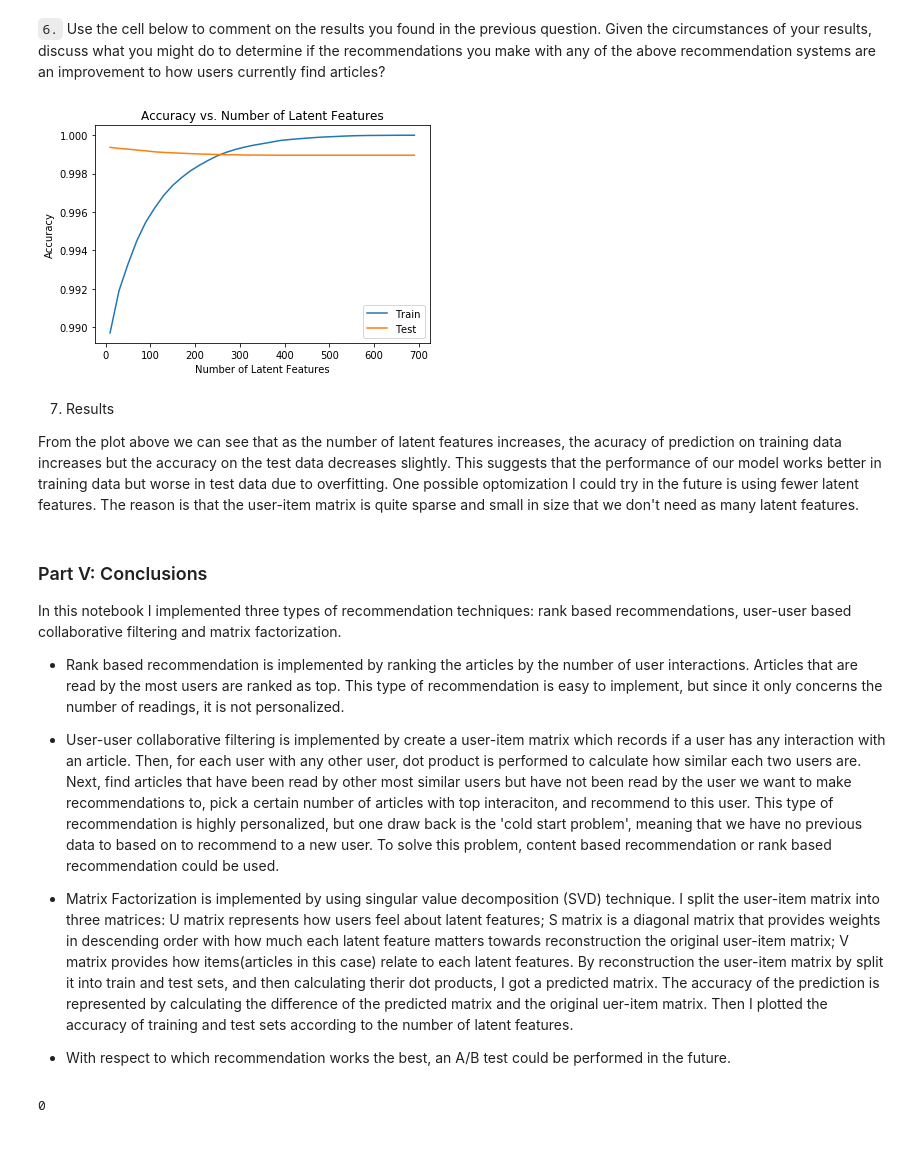
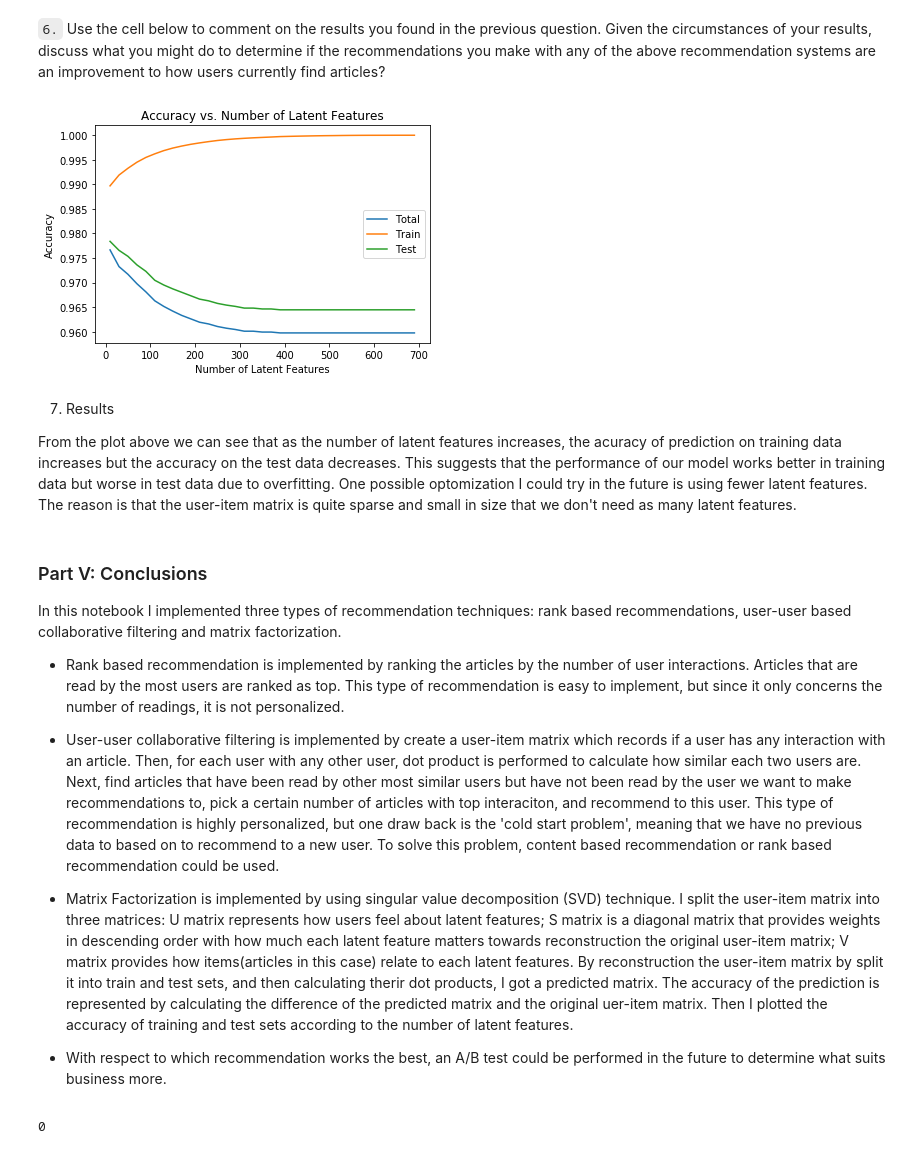
Before and after one commit to gj0706/recommendations_with_IBM, a Jupyter notebook: Recommendations_with_IBM.ipynb, the cells around one changed output. Saved outputs shown, nothing was run; the diff lists cells and outputs as text; code cells hidden in the pictures.

```diff
--- a/Recommendations_with_IBM.ipynb
+++ b/Recommendations_with_IBM.ipynb
@@ -1111,12 +1126,12 @@ def create_test_and_train_user_item(df_train, df_test):
     user_item_test = create_user_item_matrix(df_test)
 
     # user ids of train and test sets
-    train_idx = user_item_train.index.values
-    test_idx = user_item_test.index.values
+    train_idx = user_item_train.index
+    test_idx = user_item_test.index
 
     # article ids of train and test sets
-    train_arts = user_item_train.columns.values
-    test_arts = user_item_test.columns.values
+    train_arts = user_item_train.columns
+    test_arts = user_item_test.columns
 
     # common user ids and article ids in train and test sets
     common_idx = np.intersect1d(test_idx, np.array(user_item_train.index))
@@ -1170,6 +1185,6 @@ sol_4_dict = {
 Use the cells below to explore how well SVD works towards making predictions for recommendations on the test data.
 # %%
 # fit SVD on the user_item_train matrix
-u_train, s_train, vt_train = np.linalg.svd(user_item_train,full_matrices=False)
+u_train, s_train, vt_train = np.linalg.svd(user_item_train)
 u_train.shape, s_train.shape, vt_train.shape
 # %% [output]
@@ -1186,3 +1201,6 @@ vt_test = vt_train[:, user_item_train.columns.isin(test_arts)]
 vt_test.shape
 # %% [output]
 (714, 574)
+# %%
+user_item_test = user_item_test.loc[common_idx]
+user_item_test.shape
@@ -1216,41 +1236,44 @@ diffs_test = np.subtract(user_item_test.loc[common_idx,common_arts], user_item_t
 num_latent_feats = np.arange(10,700+10,20)
 sum_errs_train = []
 sum_errs_test = []
+total_errs = []
 
 for k in num_latent_feats:
     # restructure with k latent features
     s_train_lat, u_train_lat, vt_train_lat = np.diag(s_train[:k]), u_train[:, :k], vt_train[:k, :]
     u_test_lat, vt_test_lat = u_test[:, :k], vt_test[:k, :]
 
     # take dot product
     user_item_train_est = np.around(np.dot(np.dot(u_train_lat, s_train_lat), vt_train_lat))
     user_item_test_est = np.around(np.dot(np.dot(u_test_lat, s_train_lat), vt_test_lat))
 
     # compute error for each prediction to actual value
     diffs_train = np.subtract(user_item_train, user_item_train_est)
-    diffs_test = np.subtract(user_item_test.loc[common_idx,common_arts], user_item_test_est)
+    diffs_test = np.subtract(user_item_test.loc[common_idx,:], user_item_test_est)
 
     # total errors and keep track of them
     err_train = np.sum(np.sum(np.abs(diffs_train)))
     err_test = np.sum(np.sum(np.abs(diffs_test)))
 
-
     sum_errs_train.append(err_train)
     sum_errs_test.append(err_test)
+    total_errs.append(1 - ((np.sum(user_item_test_est)+np.sum(np.sum(user_item_test)))/(user_item_test.shape[0]*user_item_test.shape[1])))
 
+# plot accuracy chart
+plt.plot(num_latent_feats, total_errs, label='Total');
 plt.plot(num_latent_feats, 1 - np.array(sum_errs_train)/(user_item_train.shape[0] * user_item_test.shape[1]), label='Train');
 plt.plot(num_latent_feats, 1 - np.array(sum_errs_test)/(user_item_test.shape[0]*user_item_test.shape[1]), label='Test');
 plt.xlabel('Number of Latent Features');
 plt.ylabel('Accuracy');
 plt.title('Accuracy vs. Number of Latent Features');
 plt.legend()
 plt.show()
 # %% [output]
-[figure, old version]
+[figure, new version]
 # %% [markdown]
 7. Results
 
-From the plot above we can see that as the number of latent features increases, the acuracy of prediction on training data increases but the accuracy on the test data decreases slightly. This suggests that the performance of our model works better in training data but worse in test data due to overfitting. One possible optomization I could try in the future is using fewer latent features. The reason is that the user-item matrix is quite sparse and small in size that we don't need as many latent features.
+From the plot above we can see that as the number of latent features increases, the acuracy of prediction on training data increases but the accuracy on the test data decreases. This suggests that the performance of our model works better in training data but worse in test data due to overfitting. One possible optomization I could try in the future is using fewer latent features. The reason is that the user-item matrix is quite sparse and small in size that we don't need as many latent features.
 # %% [markdown]
 ### <a class="anchor" id="conclusions">Part V: Conclusions</a>
 
@@ -1263,7 +1286,7 @@ In this notebook I implemented three types of recommendation techniques: rank ba
 
 - Matrix Factorization is implemented by using singular value decomposition (SVD) technique. I split the user-item matrix into three matrices: U matrix represents how users feel about latent features; S matrix is a diagonal matrix that provides weights in descending order with how much each latent feature matters towards reconstruction the original user-item matrix; V matrix provides how items(articles in this case) relate to each latent features. By reconstruction the user-item matrix by split it into train and test sets, and then calculating therir dot products, I got a predicted matrix. The accuracy of the prediction is represented by calculating the difference of the predicted matrix and  the original uer-item matrix. Then I plotted the accuracy of training and test sets according to the number of latent features.
 
-- With respect to which recommendation works the best, an A/B test could be performed in the future.
+- With respect to which recommendation works the best, an A/B test could be performed in the future to determine what suits business more.
 # %%
 from subprocess import call
 call(['python', '-m', 'nbconvert', 'Recommendations_with_IBM.ipynb'])
```
Also changed, not shown: parts of 6 cells of this notebook.
